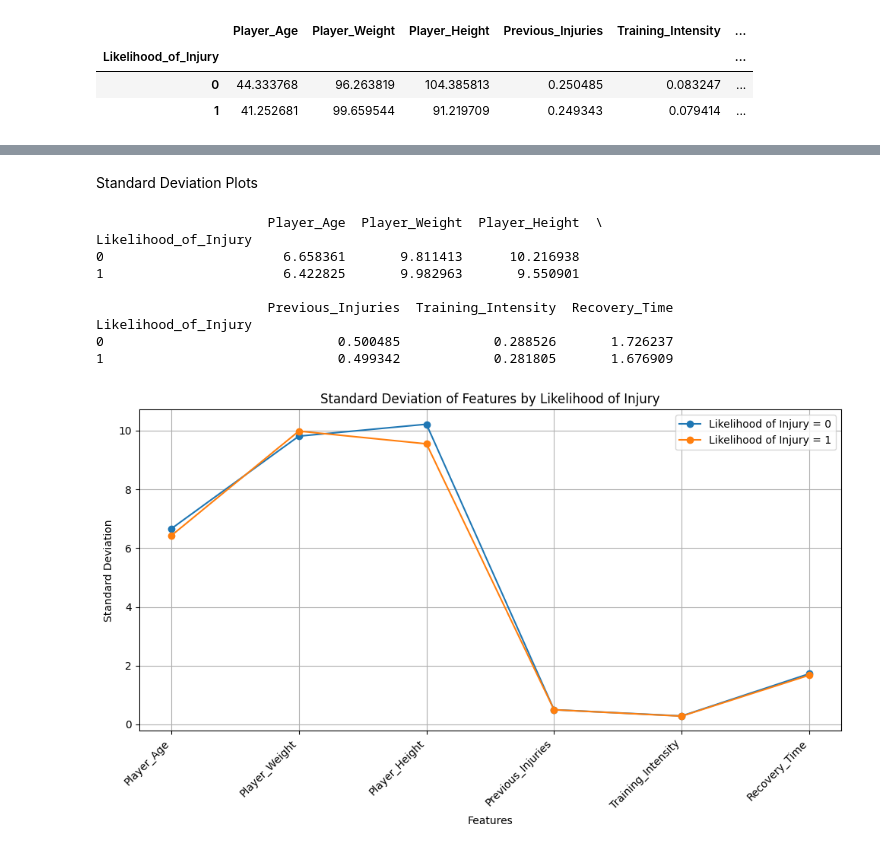
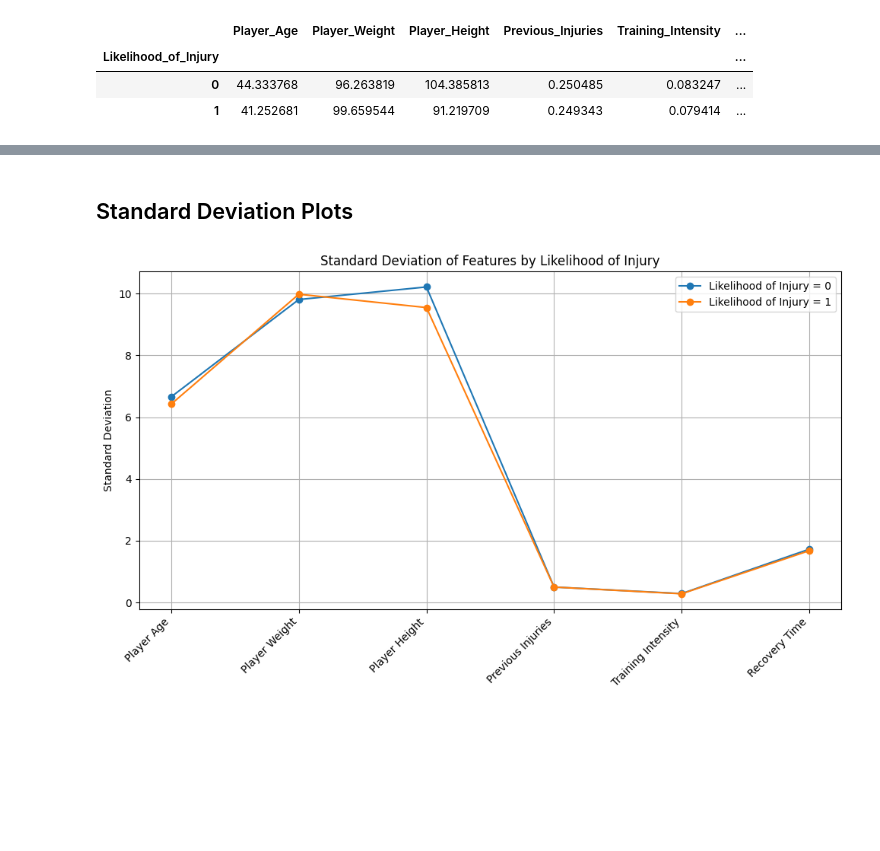
Before and after one commit to KillordTheOG/DataMining_InjuryPrevention, a Jupyter notebook: injury_prevention_project.ipynb, the cells around one changed output, grey strips where cells are left out. Cells and saved outputs as stored; diff of their text form; code cells hidden in the pictures; blank space fills up the shorter version.

Commit message:
Added data distribution plots and updated headers

```diff
--- a/injury_prevention_project.ipynb
+++ b/injury_prevention_project.ipynb
@@ -96,35 +96,25 @@ injury_dataset.groupby('Likelihood_of_Injury').corr()
 |  | Training_Intensity | 0.073294 | 0.022206 | 0.038271 | -0.051246 | 1.000000 | ... |
 |  | Recovery_Time | -0.045779 | -0.016064 | 0.037279 | 0.027570 | -0.057007 | ... |
 # %% [markdown]
-Standard Deviation Plots
+## Standard Deviation Plots
 # %%
 # Group by 'Likelihood_of_Injury' and calculate the standard deviation for each feature
 standard_deviations = injury_dataset.groupby('Likelihood_of_Injury').std()
 
 # Plot the standard deviations as line graphs
 features = standard_deviations.columns
 likelihoods = standard_deviations.index
 
 fig, ax = plt.subplots(figsize=(10, 6))
 for likelihood in likelihoods:
     ax.plot(features.str.replace('_', ' '), standard_deviations.loc[likelihood], marker='o', label=f'Likelihood of Injury = {likelihood}')
 
 ax.set_title('Standard Deviation of Features by Likelihood of Injury')
-ax.set_xlabel('Features')
 ax.set_ylabel('Standard Deviation')
 ax.legend()
 ax.grid(True)
 plt.xticks(rotation=45, ha='right')
 plt.tight_layout()
 plt.show()
 # %% [output]
-                      Player_Age  Player_Weight  Player_Height  \
-Likelihood_of_Injury
-0                       6.658361       9.811413      10.216938
-1                       6.422825       9.982963       9.550901
-
-                      Previous_Injuries  Training_Intensity  Recovery_Time
-Likelihood_of_Injury
-0                              0.500485            0.288526       1.726237
-1                              0.499342            0.281805       1.676909
-[figure, old version]
+[figure, new version]
```
Also changed, not shown: parts of 4 cells of this notebook.
